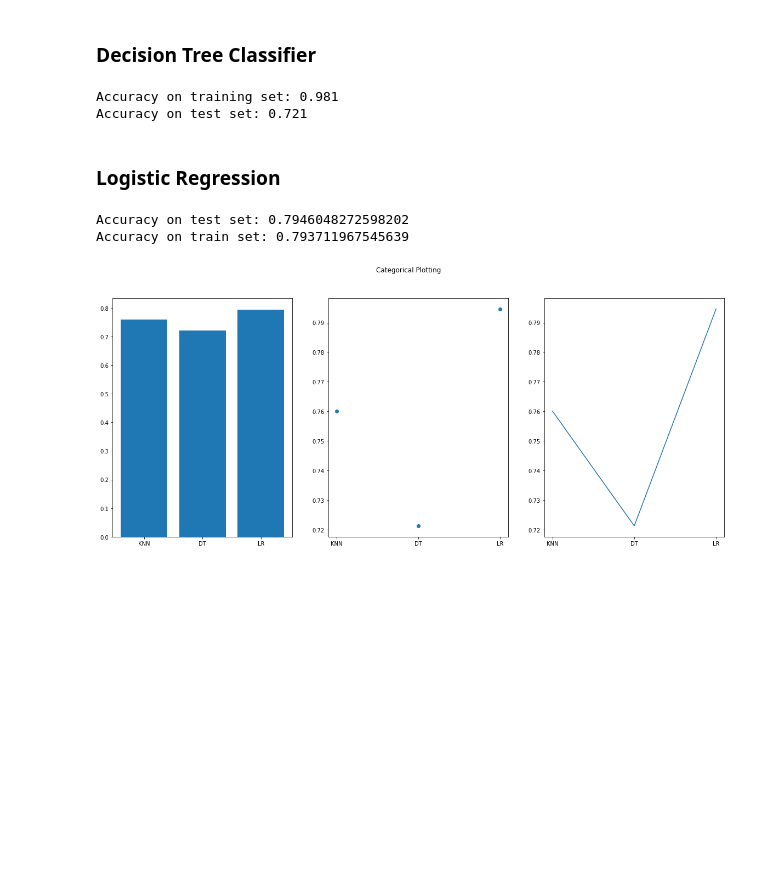
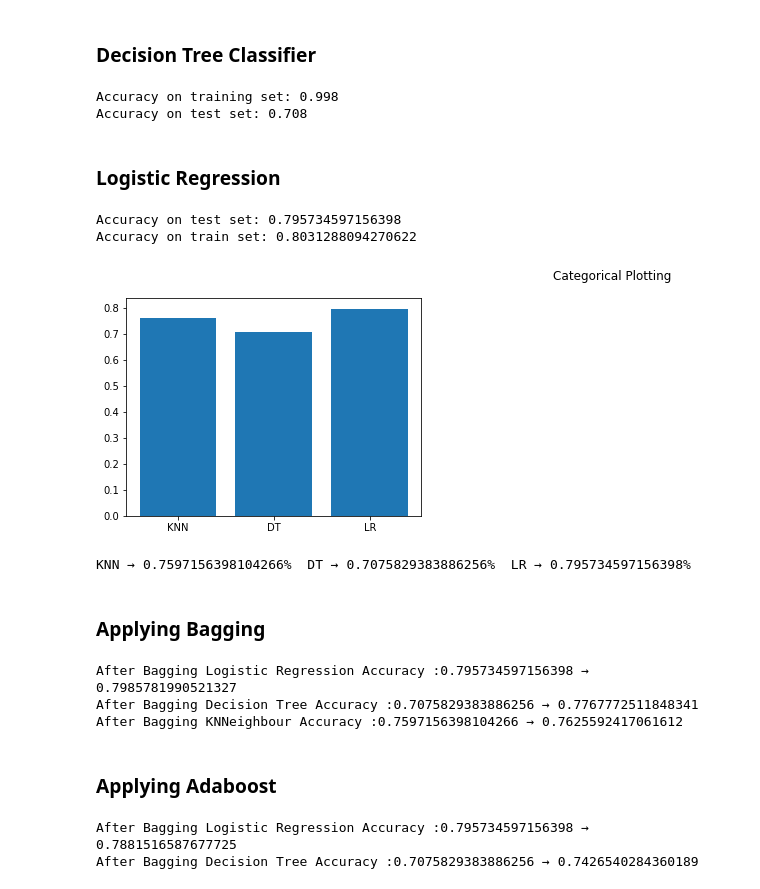
Before and after one commit to Eddie2111/ML-practices, a Jupyter notebook: Telco Customer Data/TELCO.ipynb, the cells around one changed output. Cells and saved outputs as stored; diff of their text form; code cells hidden in the pictures; blank space fills up the shorter version.

```diff
--- a/Telco Customer Data/TELCO.ipynb
+++ b/Telco Customer Data/TELCO.ipynb
@@ -111,6 +103,8 @@ telco['Contract']       = enc.fit_transform(telco['Contract'])
 telco['PaperlessBilling'] = enc.fit_transform(telco['PaperlessBilling'])
 telco['PaymentMethod']  = enc.fit_transform(telco['PaymentMethod'])
 telco['Churn']          = enc.fit_transform(telco['Churn'])
+telco['TotalCharges']   = pd.to_numeric(telco['TotalCharges'],errors='coerce')
+telco['Churn']          = enc.fit_transform(telco['Churn'])
 
 telco.head()   ### SHowing the result of change
 # %% [output]
@@ -123,13 +117,12 @@ telco.head()   ### SHowing the result of change
 # %% [markdown]
 ### Test Train Data Splitting
 # %%
-
 from sklearn.model_selection import train_test_split
 
-x = telco.iloc[:, :-3]
+x = telco.iloc[:, :-2]
 y = telco.iloc[0:, -1]
 print(x,y)
-x_train, x_test, y_train, y_test = train_test_split(x, y, test_size=0.3, random_state=58)
+x_train, x_test, y_train, y_test = train_test_split(x, y, test_size=0.3, random_state=42)
 
 print(x_train.shape)
 print(x_test.shape)
@@ -224,8 +239,8 @@ print("Accuracy on test set: {:.3f}".format(tree.score(x_test, y_test)))
 DTTrain = tree.score(x_train, y_train)
 DTTest  = tree.score(x_test, y_test)
 # %% [output]
-Accuracy on training set: 0.981
-Accuracy on test set: 0.721
+Accuracy on training set: 0.998
+Accuracy on test set: 0.708
 # %% [markdown]
 ### Logistic Regression
 # %%
@@ -244,23 +259,76 @@ print("Accuracy on train set: {}".format(clf.score(x_train, y_train)))
 LRTrain = clf.score(x_train, y_train)
 LRTest  = clf.score(x_test, y_test)
 # %% [output]
-Accuracy on test set: 0.7946048272598202
-Accuracy on train set: 0.793711967545639
+Accuracy on test set: 0.795734597156398
+Accuracy on train set: 0.8031288094270622
 # %%
 import matplotlib.pyplot as plt
 
 names = ['KNN', 'DT', 'LR']
 values = [knnTest, DTTest, LRTest]
 
-plt.figure(figsize=(20, 8))
+plt.figure(figsize=(18, 4))
 
 plt.subplot(131)
 plt.bar(names, values)
-plt.subplot(132)
-plt.scatter(names, values)
-plt.subplot(133)
-plt.plot(names, values)
 plt.suptitle('Categorical Plotting')
 plt.show()
+print("KNN → {}%  DT → {}%  LR → {}%".format(knnTest, DTTest, LRTest))
 # %% [output]
-[figure, old version]
+[figure, new version]
+KNN → 0.7597156398104266%  DT → 0.7075829383886256%  LR → 0.795734597156398%
+# %% [markdown]
+### Applying Bagging
+# %%
+from sklearn.ensemble import BaggingClassifier
+
+x_train, x_test, y_train, y_test = train_test_split(x, y, test_size=0.3, random_state=42)
+
+logreg  = LogisticRegression(solver='liblinear')
+dectree = DecisionTreeClassifier()
+knn     = KNeighborsClassifier()
+
+
+bagging_logreg = BaggingClassifier(base_estimator=logreg, n_estimators=10, random_state=42)
+bagging_logreg.fit(x_train, y_train)
+
+bagging_decisiontree = BaggingClassifier(base_estimator=dectree, n_estimators=10, random_state=42)
+bagging_decisiontree.fit(x_train, y_train)
+
+knn_bagging = BaggingClassifier(base_estimator=knn, n_estimators=10, random_state=42)
+knn_bagging.fit(x_train, y_train)
+
+bagging = [bagging_logreg.score(x_test, y_test), bagging_decisiontree.score(x_test, y_test), knn_bagging.score(x_test, y_test)]
+
+print("After Bagging Logistic Regression Accuracy :{} → {}" .format(LRTest, bagging_logreg.score(x_test, y_test)))
+print("After Bagging Decision Tree Accuracy :{} → {}" .format(DTTest, bagging_decisiontree.score(x_test, y_test)))
+print("After Bagging KNNeighbour Accuracy :{} → {}" .format(knnTest, knn_bagging.score(x_test, y_test)))
+# %% [output]
+After Bagging Logistic Regression Accuracy :0.795734597156398 → 0.7985781990521327
+After Bagging Decision Tree Accuracy :0.7075829383886256 → 0.7767772511848341
+After Bagging KNNeighbour Accuracy :0.7597156398104266 → 0.7625592417061612
+# %% [markdown]
+### Applying Adaboost
+# %%
+from sklearn.ensemble import AdaBoostClassifier
+x_train, x_test, y_train, y_test = train_test_split(x, y, test_size=0.3, random_state=42)
+
+
+adaboost_logreg = AdaBoostClassifier(base_estimator=logreg, n_estimators=10, random_state=42)
+adaboost_logreg.fit(x_train, y_train)
+
+adaboost_decTree = AdaBoostClassifier(base_estimator=dectree, n_estimators=10, random_state=42)
+adaboost_decTree.fit(x_train, y_train)
+
+### KNN is not supported for AdaBoost because it does not support sample weights ###
+# adaboost_knn = AdaBoostClassifier(base_estimator=knn, n_estimators=10, random_state=42)
+# adaboost_knn.fit(x_train, y_train)
+
+adaboost = [adaboost_logreg.score(x_test, y_test), adaboost_decTree.score(x_test, y_test), 0.0000]
+
+print("After Bagging Logistic Regression Accuracy :{} → {}" .format(LRTest, adaboost_logreg.score(x_test, y_test)))
+print("After Bagging Decision Tree Accuracy :{} → {}" .format(DTTest, adaboost_decTree.score(x_test, y_test)))
+#print("After Bagging KNNeighbour Accuracy :{} → {}" .format(knnTest, adaboost_knn.score(x_test, y_test)))
+# %% [output]
+After Bagging Logistic Regression Accuracy :0.795734597156398 → 0.7881516587677725
+After Bagging Decision Tree Accuracy :0.7075829383886256 → 0.7426540284360189
```
Also changed, not shown: parts of 14 cells of this notebook.
